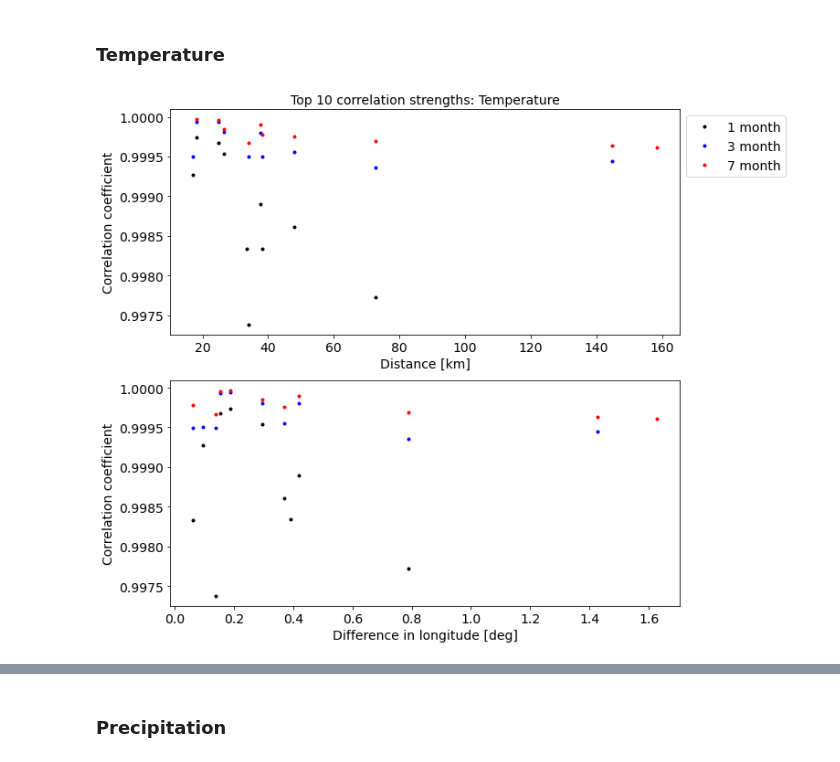
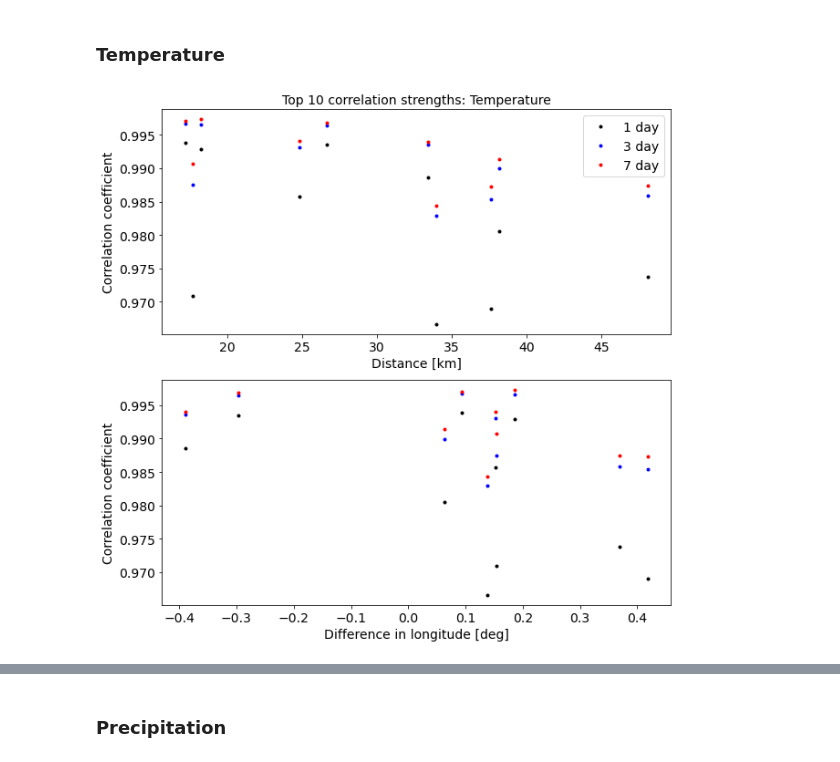
Before and after one commit to JBeechert/python-ay250-homework, a Jupyter notebook: hw_5/hw_5.ipynb, the cells around one changed output, grey strips where cells are left out. Drawn from its saved outputs; the diff is of its cells as text; code cells hidden in the pictures.

Commit message:
Switched from monthly to daily data, added comments to code and thoughts about trends

```diff
--- a/hw_5/hw_5.ipynb
+++ b/hw_5/hw_5.ipynb
@@ -203,11 +203,11 @@ min_hum_path = "http://thredds.northwestknowledge.net:8080/thredds/dodsC/agg_mac
 
 min_hum_xr = select_data(min_hum_path)
 # %%
-max_hum_path = "http://thredds.northwestknowledge.net:8080/thredds/dodsC/agg_macav2metdata_rhsmax_BNU-ESM_r1i1p1_historical_1950_2005_CONUS_monthly.nc"
+max_hum_path = "http://thredds.northwestknowledge.net:8080/thredds/dodsC/agg_macav2metdata_rhsmax_BNU-ESM_r1i1p1_historical_1950_2005_CONUS_daily.nc"
 
 max_hum_xr = select_data(max_hum_path)
 # %%
-precip_path = "http://thredds.northwestknowledge.net:8080/thredds/dodsC/agg_macav2metdata_pr_BNU-ESM_r1i1p1_historical_1950_2005_CONUS_monthly.nc"
+precip_path = "http://thredds.northwestknowledge.net:8080/thredds/dodsC/agg_macav2metdata_pr_BNU-ESM_r1i1p1_historical_1950_2005_CONUS_daily.nc"
 
 precip_xr = select_data(precip_path)
 # %%
@@ -366,4 +337,4 @@ df
 # %%
 # Store the airport names in a convenient list
-airports = df["code"].values[::132]
+airports = df["code"].values[::4018]
 # %%
@@ -428,29 +399,41 @@ df = df.replace([np.inf, -np.inf], np.nan).dropna()
 # %%
 from haversine import haversine, Unit # https://pypi.org/project/haversine/
 # %%
-# Find the correlations between each of the airports' 1-, 3-, and 7-month (?)
+# Find the correlations between each of the airports' 1-, 3-, and 7-day
 #  changes in temperature and precipitation.
 # Store the results in a new dataframe.
 
+
 rows = []
+
 for i in range(0,len(airports)):
+
+    # Get the first airport...
     code = airports[i]
 
+    # ...and it's latitude and longitude.
     lat = icao_df.loc[icao_df["ident"]==code]["latitude_deg"].values[0]
     lon = icao_df.loc[icao_df["ident"]==code]["longitude_deg"].values[0]
     x = (lat, lon)
 
     for j in range(i+1,len(airports)):
+
+        # Get the second airport
         code2 = airports[j]
 
+        # ...and it's latitude and longitude.
         lat2 = icao_df.loc[icao_df["ident"]==code2]["latitude_deg"].values[0]
         lon2 = icao_df.loc[icao_df["ident"]==code2]["longitude_deg"].values[0]
         x2 = (lat2, lon2)
 
+        # Find distance between the two airports
         distance = haversine(x, x2, unit='km')
-        lon_diff = np.abs(lon - lon2)
+#         lon_diff = np.abs(lon - lon2)
+        lon_diff = lon - lon2
 
         ls = []
+
+        # Calculate correlation coefficients for 1-, 3-, and 7-day changes
         for z in [1, 3, 7]:
             dt = df[f"dtemp_{z}"][df["code"] == code].values
             dt2 = df[f"dtemp_{z}"][df["code"] == code2].values
@@ -522,27 +507,29 @@ top_t_7
 # %%
 plt.figure(figsize=(10,10))
 
+# Plot temperature as a function of distance
 plt.subplot(211)
-plt.plot(top_t_1["distance_km"], top_t_1["t_corrcoef_1"], "k.", label="1 month")
-plt.plot(top_t_3["distance_km"], top_t_3["t_corrcoef_3"], "b.", label="3 month")
-plt.plot(top_t_7["distance_km"], top_t_7["t_corrcoef_7"], "r.", label="7 month")
+plt.plot(top_t_1["distance_km"], top_t_1["t_corrcoef_1"], "k.", label="1 day")
+plt.plot(top_t_3["distance_km"], top_t_3["t_corrcoef_3"], "b.", label="3 day")
+plt.plot(top_t_7["distance_km"], top_t_7["t_corrcoef_7"], "r.", label="7 day")
 
 plt.title("Top 10 correlation strengths: Temperature", fontsize=14)
 plt.yticks(fontsize=14)
 plt.xticks(fontsize=14)
 plt.ylabel("Correlation coefficient", fontsize=14)
 plt.xlabel("Distance [km]", fontsize=14)
 plt.legend(fontsize=14, bbox_to_anchor=(1,1));
 
 
+# Plot temperature as a function of difference in longitude
 plt.subplot(212)
-plt.plot(top_t_1["lon_diff"], top_t_1["t_corrcoef_1"], "k.", label="1 month")
-plt.plot(top_t_3["lon_diff"], top_t_3["t_corrcoef_3"], "b.", label="3 month")
-plt.plot(top_t_7["lon_diff"], top_t_7["t_corrcoef_7"], "r.", label="7 month")
+plt.plot(top_t_1["lon_diff"], top_t_1["t_corrcoef_1"], "k.", label="1 day")
+plt.plot(top_t_3["lon_diff"], top_t_3["t_corrcoef_3"], "b.", label="3 day")
+plt.plot(top_t_7["lon_diff"], top_t_7["t_corrcoef_7"], "r.", label="7 day")
 
 plt.yticks(fontsize=14)
 plt.xticks(fontsize=14)
 plt.ylabel("Correlation coefficient", fontsize=14)
 plt.xlabel("Difference in longitude [deg]", fontsize=14);
 # %% [output]
-[figure, old version]
+[figure, new version]
```
Also changed, not shown: parts of 21 cells of this notebook.
